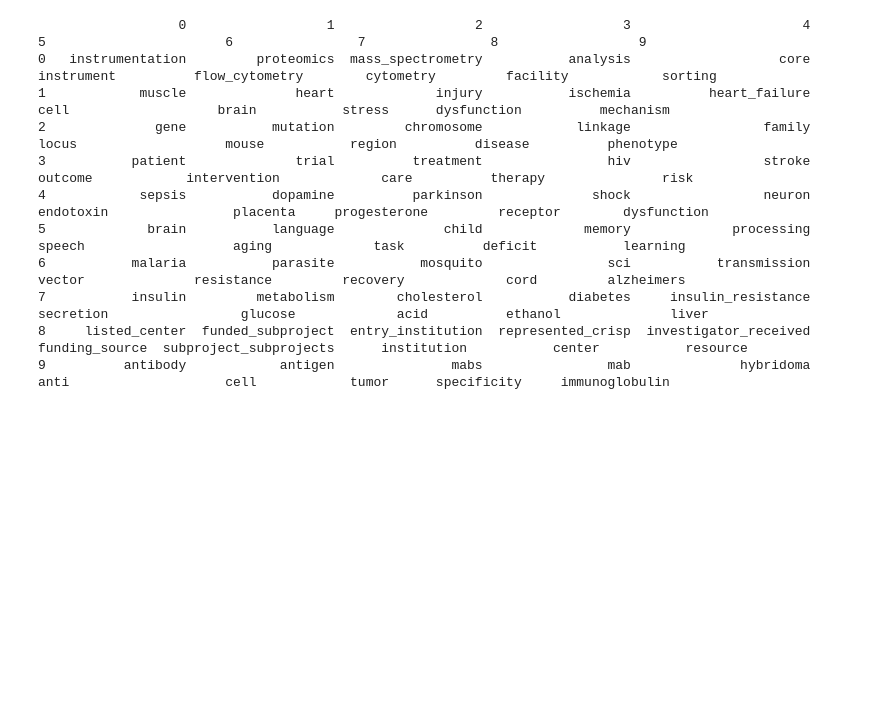
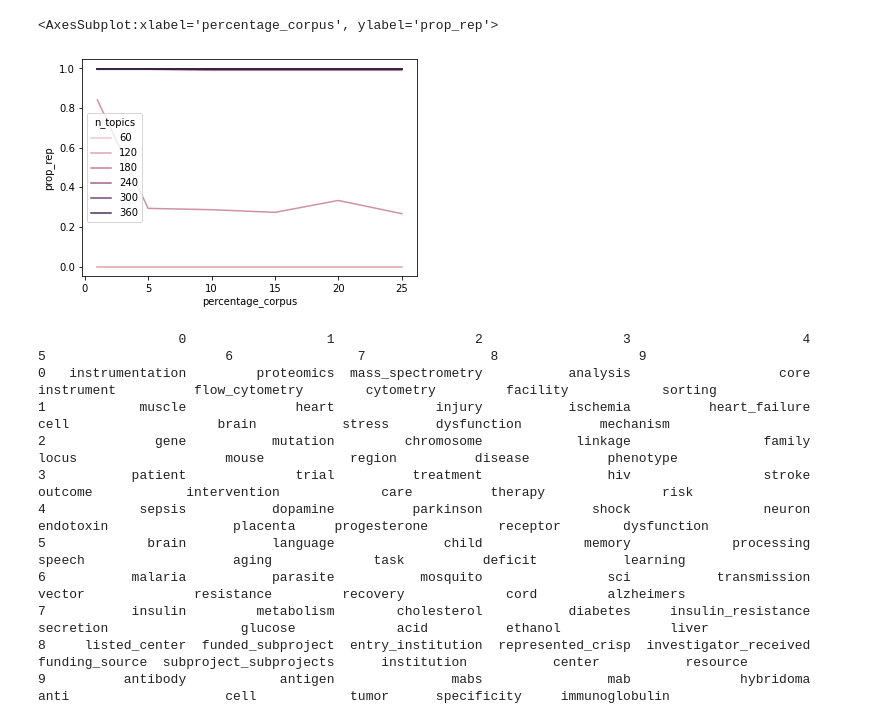
Before and after one commit to FCBT/Funding-Landscape, a Jupyter notebook: notebooks/data-subsets.ipynb, the cells around one changed output. Drawn from its saved outputs; the diff is of its cells as text; code cells hidden in the pictures; blank space fills up the shorter version.

```diff
--- a/notebooks/data-subsets.ipynb
+++ b/notebooks/data-subsets.ipynb
@@ -53,3 +80,8 @@ for i in range(K):
+# %%
+sn.lineplot(data=df, x="percentage_corpus", y="prop_rep", hue="n_topics")
+# %% [output]
+<AxesSubplot:xlabel='percentage_corpus', ylabel='prop_rep'>
+[figure, added]
 # %%
 topic_words = [[j[0] for j in lda.show_topic(i,topn = 10)] for i in range(lda.num_topics)]
 
```
Also changed, not shown: parts of 10 cells of this notebook, 1 other file.
